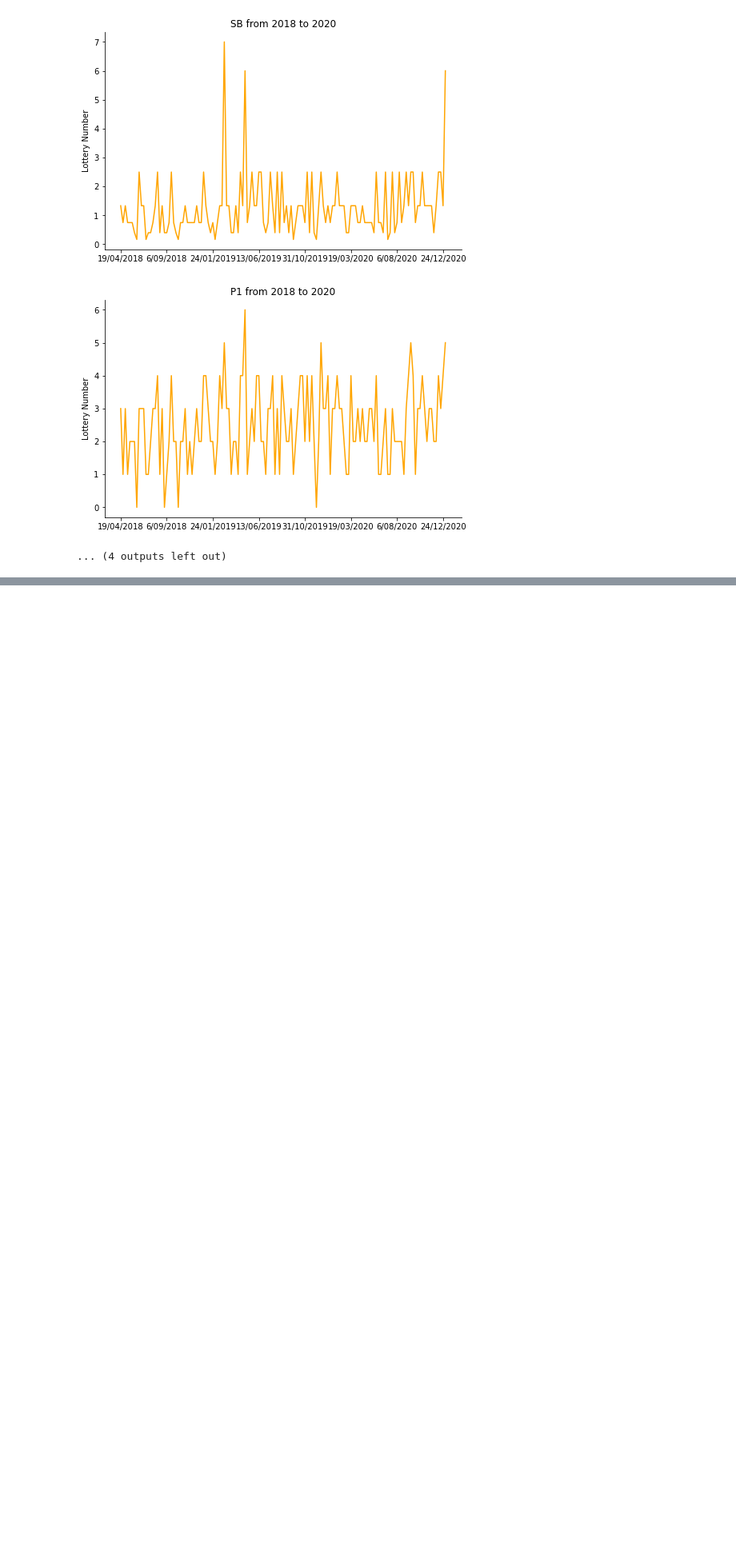
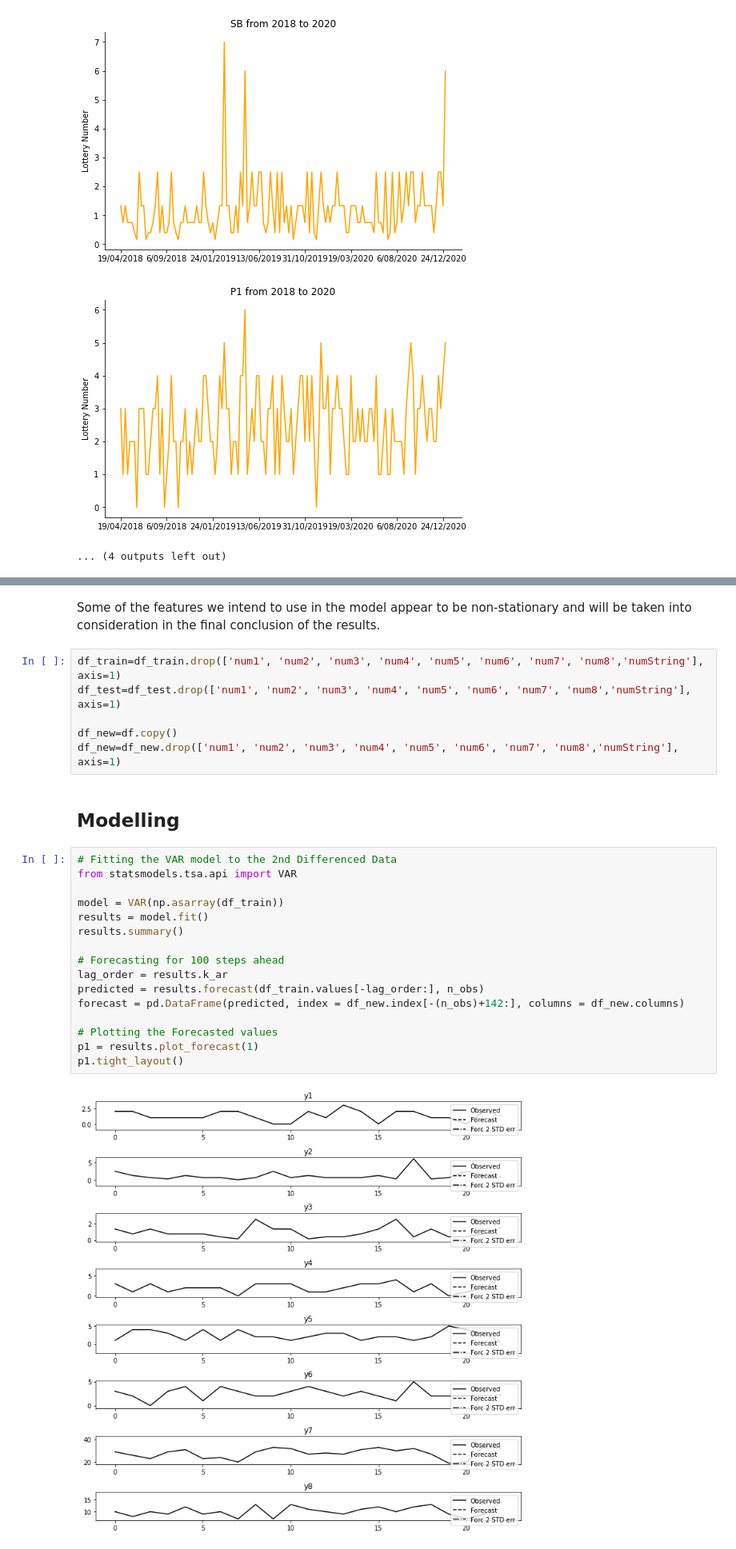
Before and after one commit to Anoshawott/project-PRE-LOT, a Jupyter notebook: forecasting-lottery.ipynb, the cells around one changed output, grey strips where cells are left out. Shown: that part at 80% size. Cells and saved outputs as stored; diff of their text form; blank space fills up the shorter version.

Commit message:
VAR 1.0
First attempt at multivariate timeseries modelling.

```diff
--- a/forecasting-lottery.ipynb
+++ b/forecasting-lottery.ipynb
@@ -232,0 +287,28 @@ for i in cols:
+# %% [markdown]
+Some of the features we intend to use in the model appear to be non-stationary and will be taken into consideration in the final conclusion of the results.
+# %%
+df_train=df_train.drop(['num1', 'num2', 'num3', 'num4', 'num5', 'num6', 'num7', 'num8','numString'], axis=1)
+df_test=df_test.drop(['num1', 'num2', 'num3', 'num4', 'num5', 'num6', 'num7', 'num8','numString'], axis=1)
+
+df_new=df.copy()
+df_new=df_new.drop(['num1', 'num2', 'num3', 'num4', 'num5', 'num6', 'num7', 'num8','numString'], axis=1)
+# %% [markdown]
+## Modelling
+# %%
+# Fitting the VAR model to the 2nd Differenced Data
+from statsmodels.tsa.api import VAR
+
+model = VAR(np.asarray(df_train))
+results = model.fit()
+results.summary()
+
+# Forecasting for 100 steps ahead
+lag_order = results.k_ar
+predicted = results.forecast(df_train.values[-lag_order:], n_obs)
+forecast = pd.DataFrame(predicted, index = df_new.index[-(n_obs)+142:], columns = df_new.columns)
+
+# Plotting the Forecasted values
+p1 = results.plot_forecast(1)
+p1.tight_layout()
+# %% [output]
+[figure, added]
```
Also changed, not shown: parts of 6 cells of this notebook.
